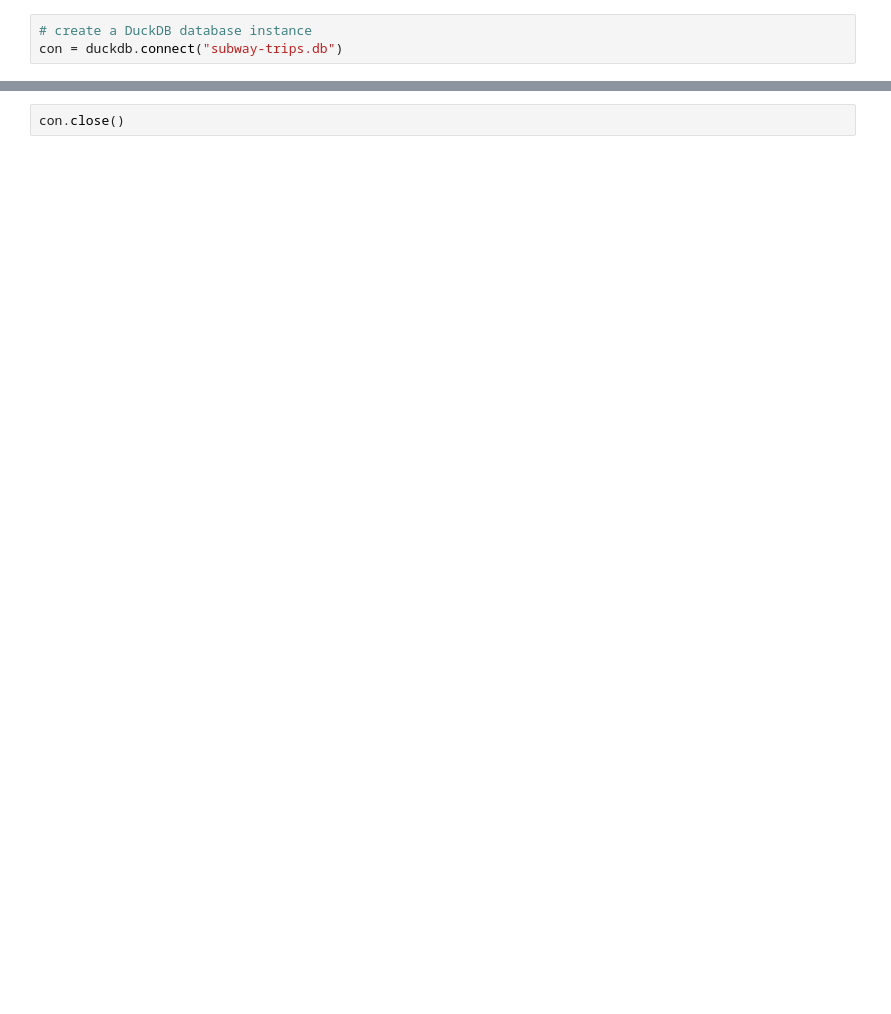
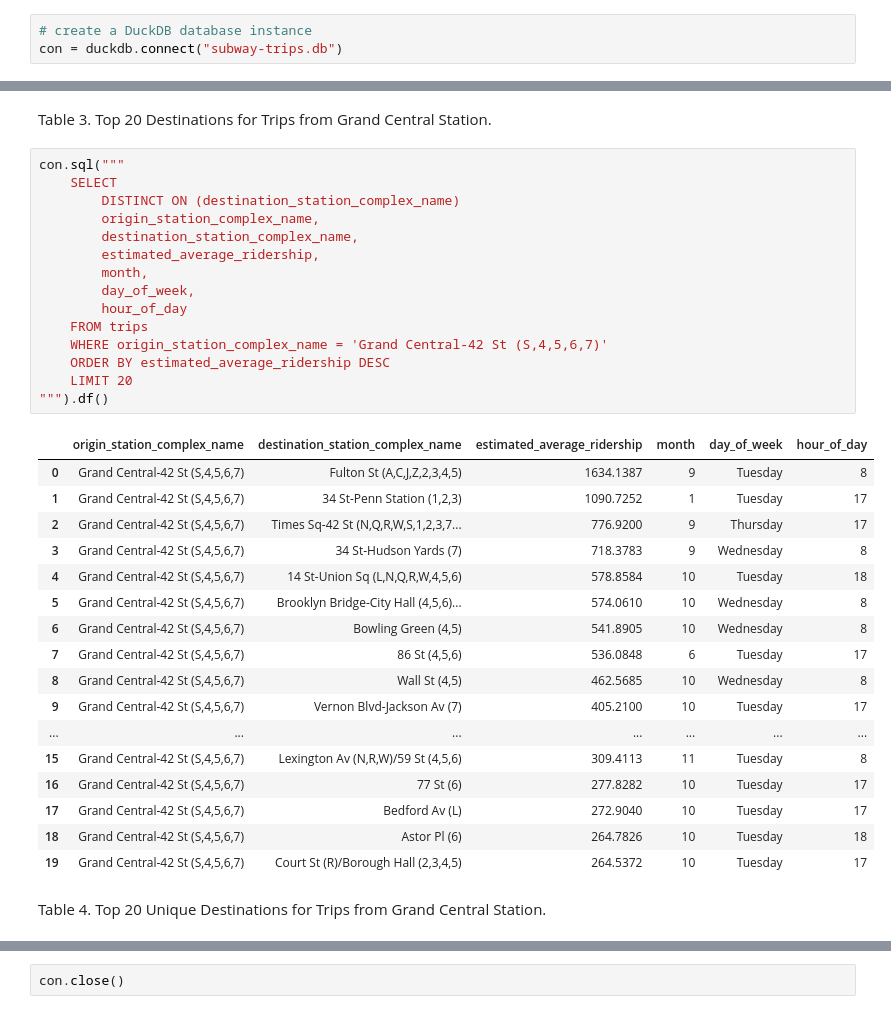
Before and after one commit to mebauer/mta-data, a Jupyter notebook: subway-trips.ipynb, the cells around one changed output, grey strips where cells are left out. Cells and saved outputs as stored; diff of their text form; blank space fills up the shorter version.

```diff
--- a/subway-trips.ipynb
+++ b/subway-trips.ipynb
@@ -38,0 +248,37 @@ Wall time: 24.4 ms
+# %% [markdown]
+Table 3. Top 20 Destinations for Trips from Grand Central Station.
+# %%
+con.sql("""
+    SELECT
+        DISTINCT ON (destination_station_complex_name)
+        origin_station_complex_name,
+        destination_station_complex_name,
+        estimated_average_ridership,
+        month,
+        day_of_week,
+        hour_of_day
+    FROM trips
+    WHERE origin_station_complex_name = 'Grand Central-42 St (S,4,5,6,7)'
+    ORDER BY estimated_average_ridership DESC
+    LIMIT 20
+""").df()
+# %% [output]
+|  | origin_station_complex_name | destination_station_complex_name | estimated_average_ridership | month | day_of_week | hour_of_day |
+| 0 | Grand Central-42 St (S,4,5,6,7) | Fulton St (A,C,J,Z,2,3,4,5) | 1634.1387 | 9 | Tuesday | 8 |
+| 1 | Grand Central-42 St (S,4,5,6,7) | 34 St-Penn Station (1,2,3) | 1090.7252 | 1 | Tuesday | 17 |
+| 2 | Grand Central-42 St (S,4,5,6,7) | Times Sq-42 St (N,Q,R,W,S,1,2,3,7... | 776.9200 | 9 | Thursday | 17 |
+| 3 | Grand Central-42 St (S,4,5,6,7) | 34 St-Hudson Yards (7) | 718.3783 | 9 | Wednesday | 8 |
+| 4 | Grand Central-42 St (S,4,5,6,7) | 14 St-Union Sq (L,N,Q,R,W,4,5,6) | 578.8584 | 10 | Tuesday | 18 |
+| 5 | Grand Central-42 St (S,4,5,6,7) | Brooklyn Bridge-City Hall (4,5,6)... | 574.0610 | 10 | Wednesday | 8 |
+| 6 | Grand Central-42 St (S,4,5,6,7) | Bowling Green (4,5) | 541.8905 | 10 | Wednesday | 8 |
+| 7 | Grand Central-42 St (S,4,5,6,7) | 86 St (4,5,6) | 536.0848 | 6 | Tuesday | 17 |
+| 8 | Grand Central-42 St (S,4,5,6,7) | Wall St (4,5) | 462.5685 | 10 | Wednesday | 8 |
+| 9 | Grand Central-42 St (S,4,5,6,7) | Vernon Blvd-Jackson Av (7) | 405.2100 | 10 | Tuesday | 17 |
+| ... | ... | ... | ... | ... | ... | ... |
+| 15 | Grand Central-42 St (S,4,5,6,7) | Lexington Av (N,R,W)/59 St (4,5,6) | 309.4113 | 11 | Tuesday | 8 |
+| 16 | Grand Central-42 St (S,4,5,6,7) | 77 St (6) | 277.8282 | 10 | Tuesday | 17 |
+| 17 | Grand Central-42 St (S,4,5,6,7) | Bedford Av (L) | 272.9040 | 10 | Tuesday | 17 |
+| 18 | Grand Central-42 St (S,4,5,6,7) | Astor Pl (6) | 264.7826 | 10 | Tuesday | 18 |
+| 19 | Grand Central-42 St (S,4,5,6,7) | Court St (R)/Borough Hall (2,3,4,5) | 264.5372 | 10 | Tuesday | 17 |
+# %% [markdown]
+Table 4. Top 20 Unique Destinations for Trips from Grand Central Station.
```
Also changed, not shown: parts of 33 cells of this notebook, 2 other files.
